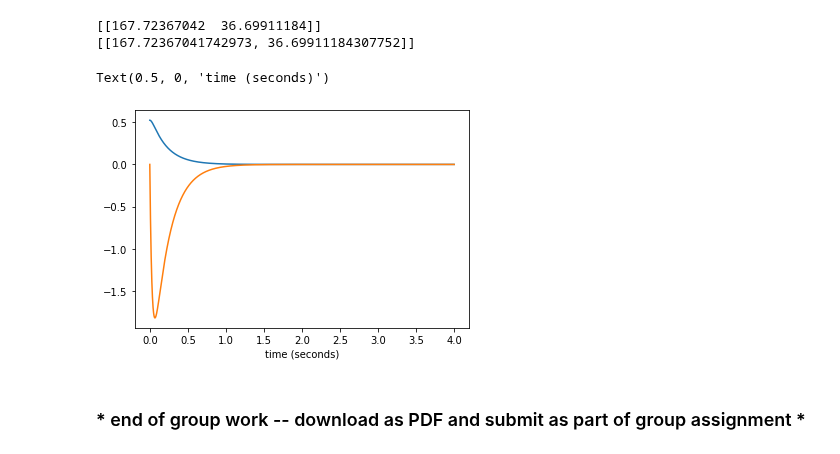
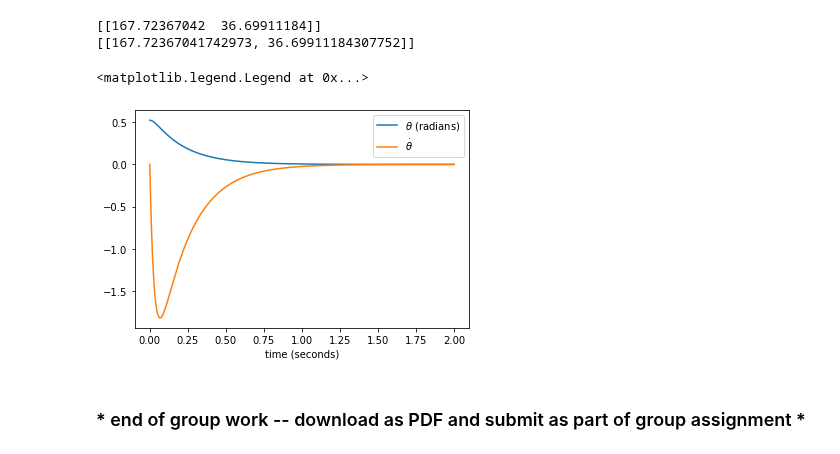
Before and after one commit to JGSuw/ee447_hw_solutions_public, a Jupyter notebook: 447_hw6_solution.ipynb, the cells around one changed output. Drawn from its saved outputs; the diff is of its cells as text; code cells hidden in the pictures.

```diff
--- a/447_hw6_solution.ipynb
+++ b/447_hw6_solution.ipynb
@@ -126,27 +126,27 @@ print([[k1, k2]])
 # %%
 # part c solutions (run part b first!)
 %matplotlib inline
 from matplotlib import pyplot as plt
 
 # closed-loop A matrix
 A_CL = A-np.dot(B,K)
 
 # time domain simulation
 dt = .001
-t = np.linspace(0.,4.,4001)
+t = np.linspace(0.,2.,2001)
 x = np.zeros((2,len(t)))
 x[:,0] = [np.pi/6,0] # a random initial condition
 
 for i in range(1,len(t)):
     x[:,[i]] = x[:,[i-1]]+dt*np.dot(A_CL,x[:,[i-1]])
 
-plt.plot(t,x[0,:],label="$\theta$ (radians)")
-plt.plot(t,x[1,:],label="$\dot{\theta}$")
+plt.plot(t,x[0,:],label="$\\theta$ (radians)")
+plt.plot(t,x[1,:],label="$\\dot{\\theta}$")
 plt.xlabel('time (seconds)')
-plt.legend
+plt.legend()
 # %% [output]
-Text(0.5, 0, 'time (seconds)')
+<matplotlib.legend.Legend at 0x...>
-[figure, old version]
+[figure, new version]
 # %% [markdown]
 ### * end of group work -- download as PDF and submit as part of group assignment *
 # %% [markdown]
```
